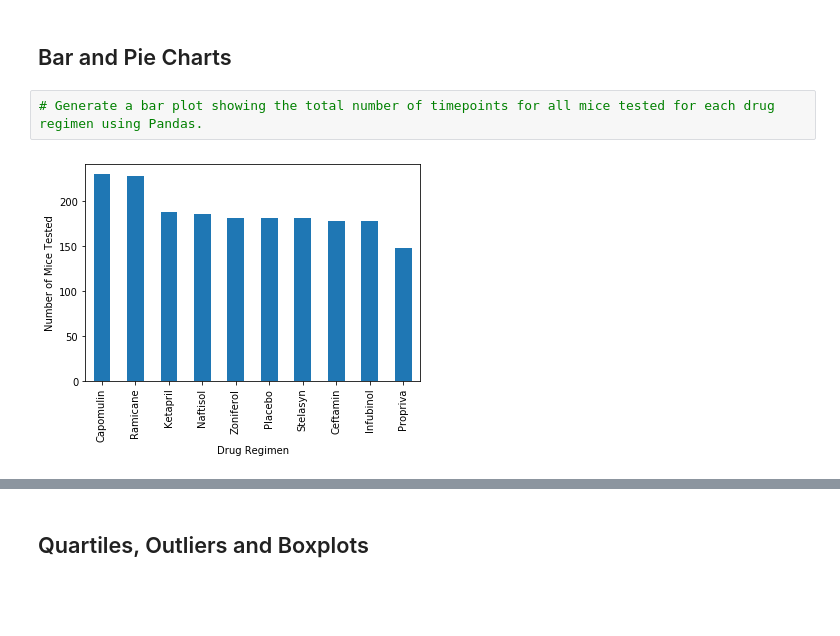
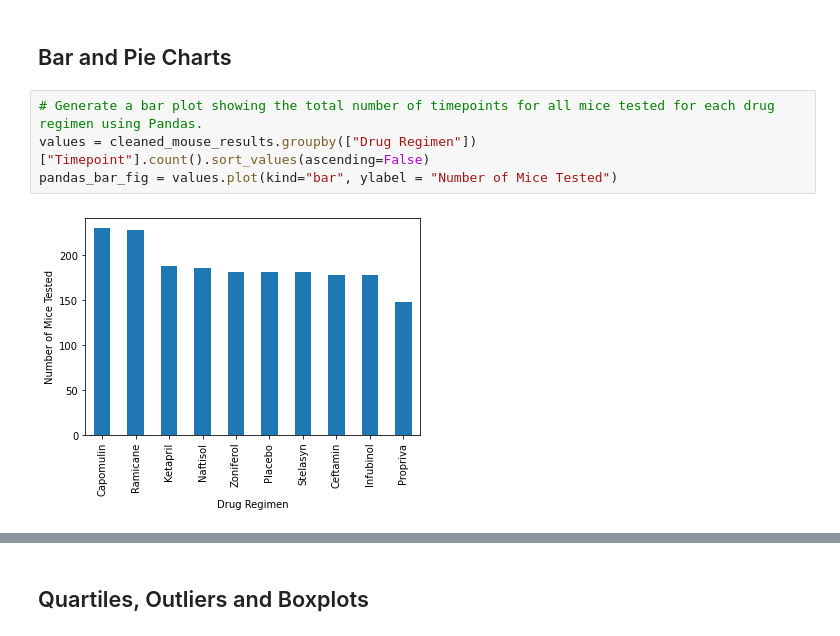
Before and after one commit to geyo/matplotlib-challenge, a Jupyter notebook: Pymaceuticals/pymaceuticals.ipynb, the cells around one changed output, grey strips where cells are left out. Cells and saved outputs as stored; diff of their text form; blank space fills up the shorter version.

```diff
--- a/Pymaceuticals/pymaceuticals.ipynb
+++ b/Pymaceuticals/pymaceuticals.ipynb
@@ -146,7 +152,9 @@ other_regimen_stats
 ## Bar and Pie Charts
 # %%
 # Generate a bar plot showing the total number of timepoints for all mice tested for each drug regimen using Pandas.
+values = cleaned_mouse_results.groupby(["Drug Regimen"])["Timepoint"].count().sort_values(ascending=False)
+pandas_bar_fig = values.plot(kind="bar", ylabel = "Number of Mice Tested")
 # %% [output]
-[figure, old version]
+[figure, new version]
 # %%
 # Generate a bar plot showing the total number of timepoints for all mice tested for each drug regimen using pyplot.
```
Also changed, not shown: parts of 4 cells of this notebook.
